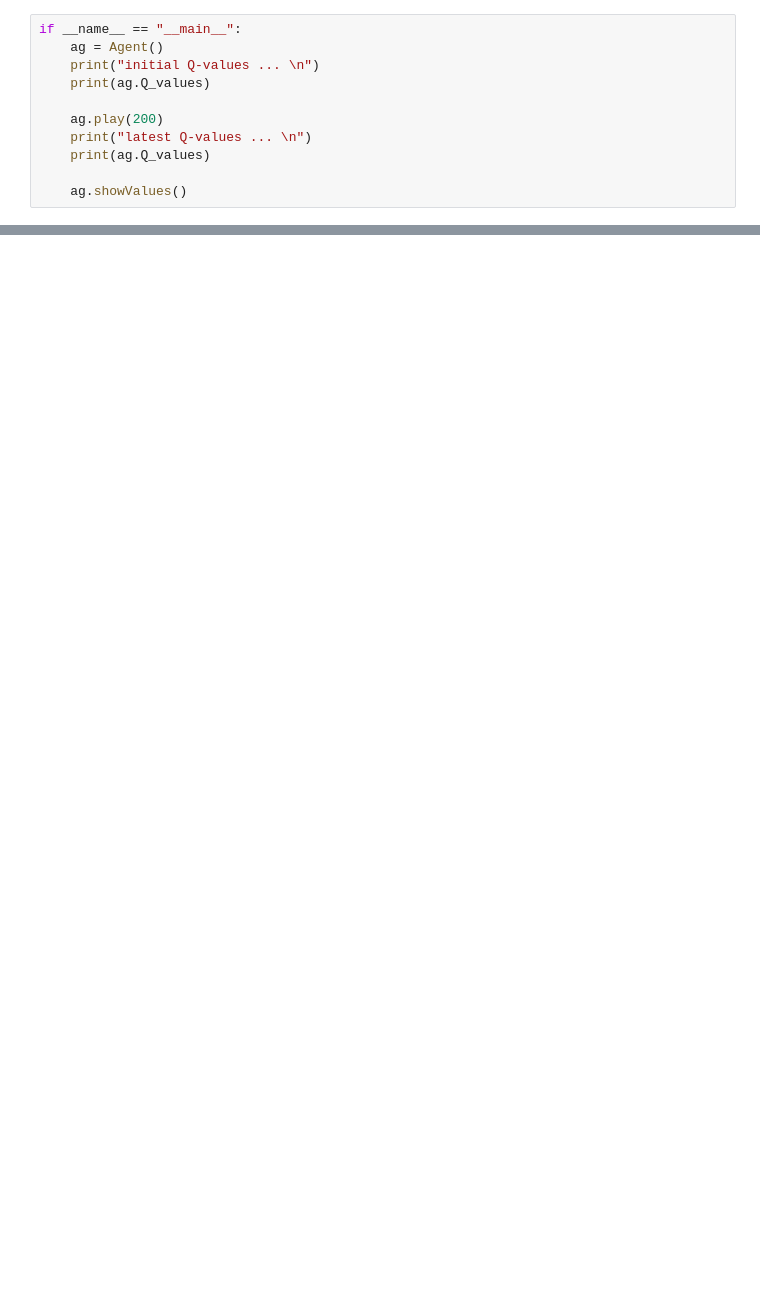
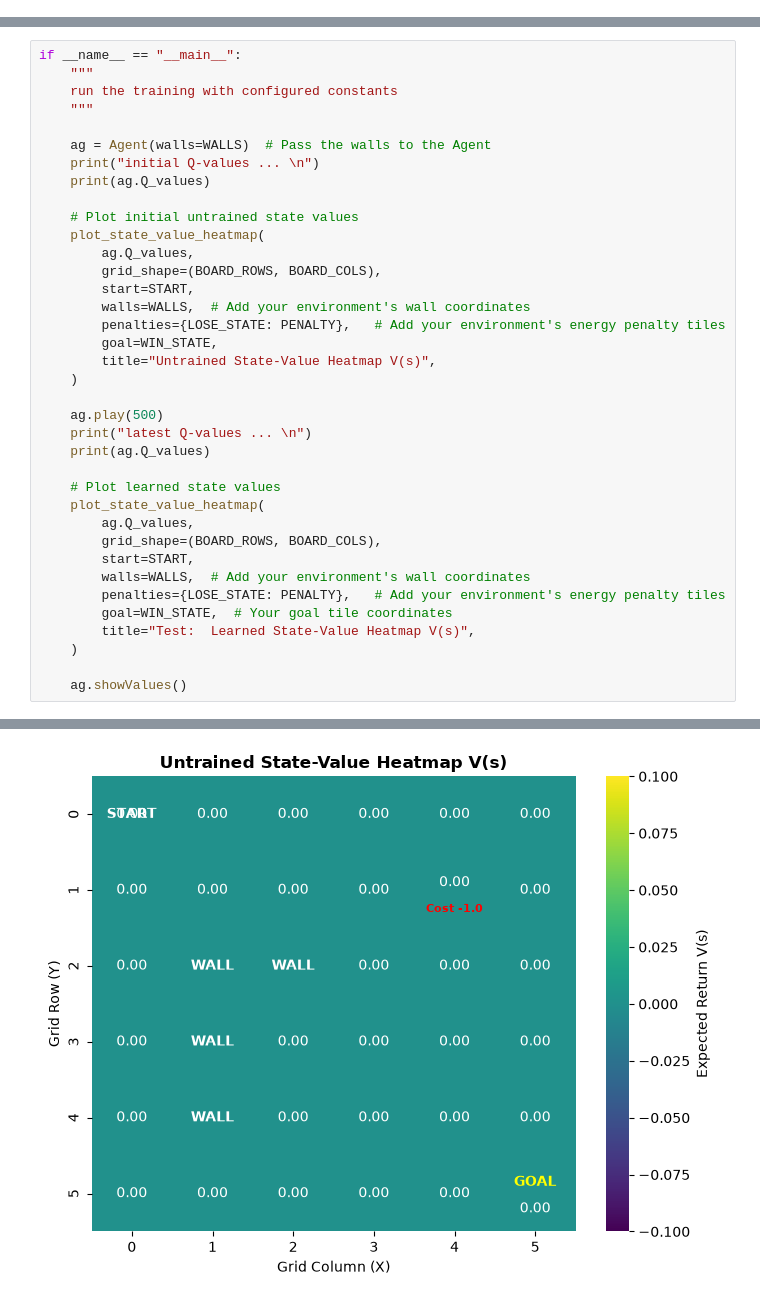
Before and after one commit to ronankenny17/FYP, a Jupyter notebook: grid-world/test_gridworld_qlearning.ipynb, the cells around one changed output, grey strips where cells are left out. Drawn from its saved outputs; the diff is of its cells as text; blank space fills up the shorter version.

Commit message:
added Experimenting with XAI to existing girdworld implementation. This was Q-value heatmaps which shows the agents learned expected reward for each state before and  after training

```diff
--- a/grid-world/test_gridworld_qlearning.ipynb
+++ b/grid-world/test_gridworld_qlearning.ipynb
@@ -182,11 +185,0 @@ class Agent:
-# %%
-if __name__ == "__main__":
-    ag = Agent()
-    print("initial Q-values ... \n")
-    print(ag.Q_values)
-
-    ag.play(200)
-    print("latest Q-values ... \n")
-    print(ag.Q_values)
-
-    ag.showValues()
@@ -210,0 +322,38 @@ nxt state (2, 1)
+# %%
+if __name__ == "__main__":
+    """
+    run the training with configured constants
+    """
+
+    ag = Agent(walls=WALLS)  # Pass the walls to the Agent
+    print("initial Q-values ... \n")
+    print(ag.Q_values)
+
+    # Plot initial untrained state values
+    plot_state_value_heatmap(
+        ag.Q_values,
+        grid_shape=(BOARD_ROWS, BOARD_COLS),
+        start=START,
+        walls=WALLS,  # Add your environment's wall coordinates
+        penalties={LOSE_STATE: PENALTY},   # Add your environment's energy penalty tiles
+        goal=WIN_STATE,
+        title="Untrained State-Value Heatmap V(s)",
+    )
+
+    ag.play(500)
+    print("latest Q-values ... \n")
+    print(ag.Q_values)
+
+    # Plot learned state values
+    plot_state_value_heatmap(
+        ag.Q_values,
+        grid_shape=(BOARD_ROWS, BOARD_COLS),
+        start=START,
+        walls=WALLS,  # Add your environment's wall coordinates
+        penalties={LOSE_STATE: PENALTY},   # Add your environment's energy penalty tiles
+        goal=WIN_STATE,  # Your goal tile coordinates
+        title="Test:  Learned State-Value Heatmap V(s)",
+    )
+
+    ag.showValues()
+# %% [output]
@@ -210,0 +363 @@ nxt state (2, 1)
+[figure, added]
```
Also changed, not shown: parts of 6 cells of this notebook.
